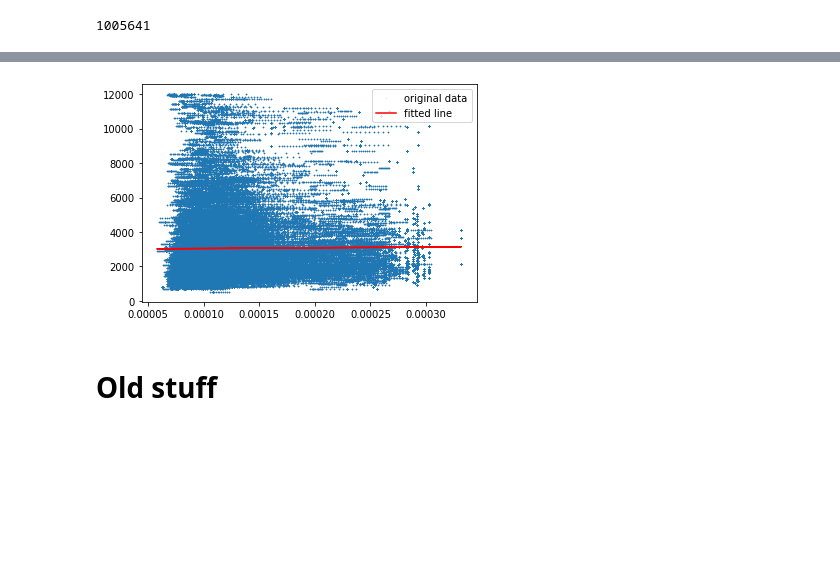
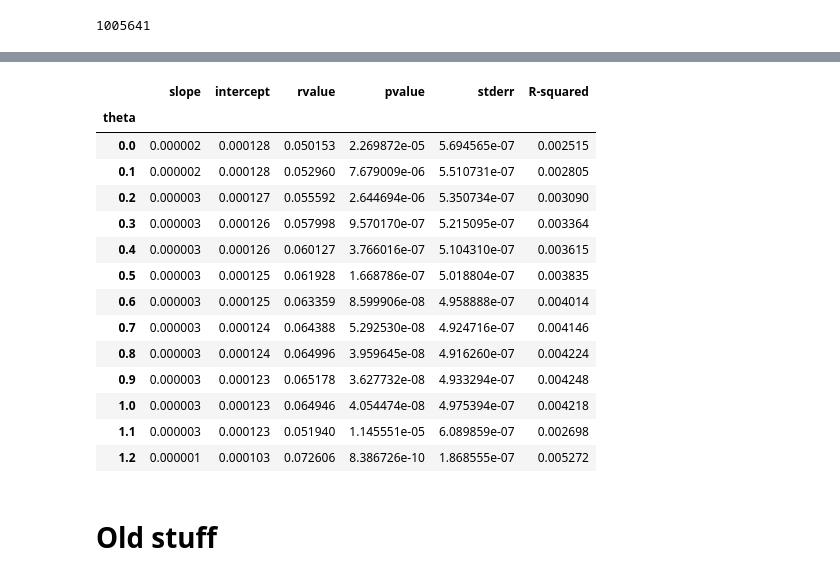
Before and after one commit to abhilasha-kumar/modeling-lexical-retrieval, a Jupyter notebook: LexicalRetrieval.ipynb, the cells around one changed output, grey strips where cells are left out. Drawn from its saved outputs; the diff is of its cells as text; code cells hidden in the pictures; blank space fills up the shorter version.

```diff
--- a/LexicalRetrieval.ipynb
+++ b/LexicalRetrieval.ipynb
@@ -1572,3 +1560,6 @@ no
+# %%
+linregtable = pd.DataFrame.from_dict(linregs, orient='index')
 # %%
-print(f"R-squared: {res.rvalue**2:.6f}")
+linregtable['R-squared'] = linregtable['rvalue'] ** 2
+linregtable
 # %% [output]
@@ -1576,9 +1580,20 @@ R-squared: 0.000111
-# %%
-# break up by type of model and prime condition?
-AddvMult =
-plt.plot(varx[mask], vary[mask], '.', label='original data', alpha=0.3, markersize=0.5)
-plt.plot(varx[mask], res.intercept + res.slope*varx[mask], 'r', label='fitted line')
-plt.legend()
-plt.show()
-# %% [output]
-[figure, removed]
+# %%
+linregtable.index.rename('theta', inplace=True)
+# %%
+linregtable
+# %% [output]
+|  | slope | intercept | rvalue | pvalue | stderr | R-squared |
+| theta |  |  |  |  |  |  |
+| 0.0 | 0.000002 | 0.000128 | 0.050153 | 2.269872e-05 | 5.694565e-07 | 0.002515 |
+| 0.1 | 0.000002 | 0.000128 | 0.052960 | 7.679009e-06 | 5.510731e-07 | 0.002805 |
+| 0.2 | 0.000003 | 0.000127 | 0.055592 | 2.644694e-06 | 5.350734e-07 | 0.003090 |
+| 0.3 | 0.000003 | 0.000126 | 0.057998 | 9.570170e-07 | 5.215095e-07 | 0.003364 |
+| 0.4 | 0.000003 | 0.000126 | 0.060127 | 3.766016e-07 | 5.104310e-07 | 0.003615 |
+| 0.5 | 0.000003 | 0.000125 | 0.061928 | 1.668786e-07 | 5.018804e-07 | 0.003835 |
+| 0.6 | 0.000003 | 0.000125 | 0.063359 | 8.599906e-08 | 4.958888e-07 | 0.004014 |
+| 0.7 | 0.000003 | 0.000124 | 0.064388 | 5.292530e-08 | 4.924716e-07 | 0.004146 |
+| 0.8 | 0.000003 | 0.000124 | 0.064996 | 3.959645e-08 | 4.916260e-07 | 0.004224 |
+| 0.9 | 0.000003 | 0.000123 | 0.065178 | 3.627732e-08 | 4.933294e-07 | 0.004248 |
+| 1.0 | 0.000003 | 0.000123 | 0.064946 | 4.054474e-08 | 4.975394e-07 | 0.004218 |
+| 1.1 | 0.000003 | 0.000123 | 0.051940 | 1.145551e-05 | 6.089859e-07 | 0.002698 |
+| 1.2 | 0.000001 | 0.000103 | 0.072606 | 8.386726e-10 | 1.868555e-07 | 0.005272 |
```
Also changed, not shown: parts of 13 cells of this notebook.
